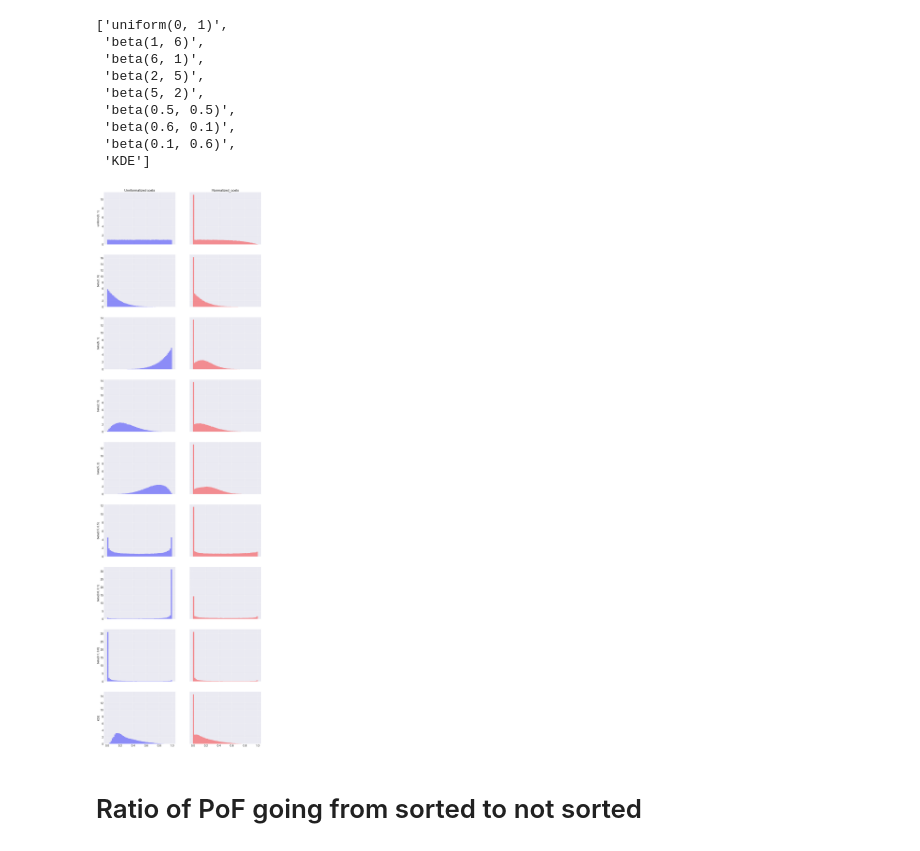
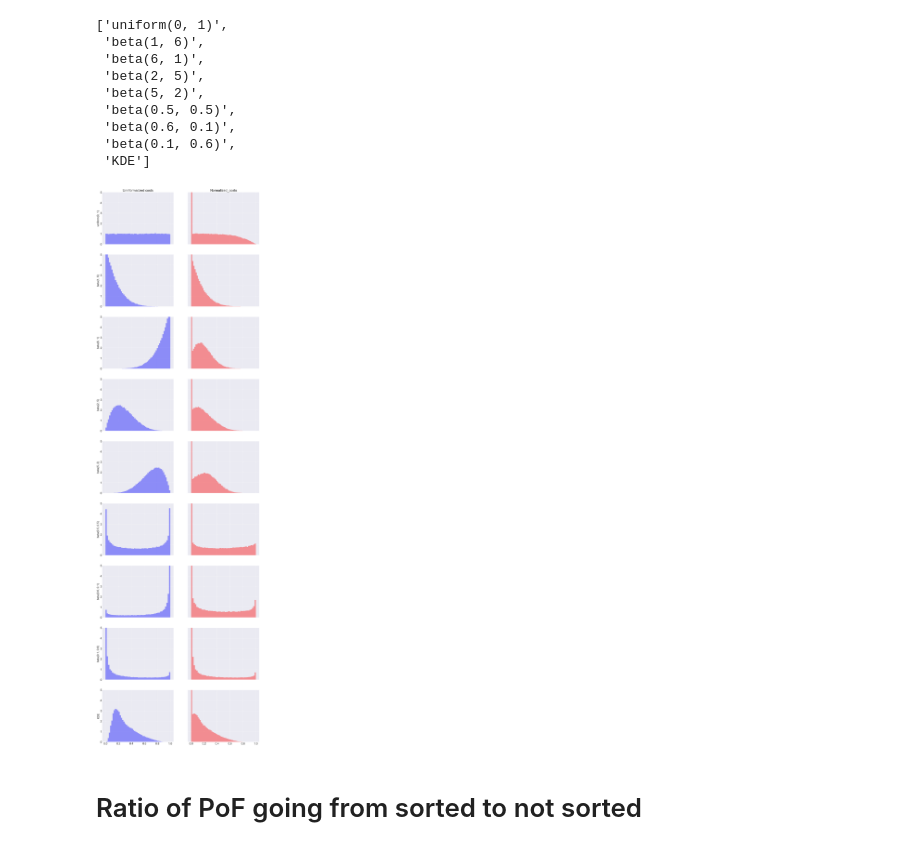
Before and after one commit to KrisNguyen135/FairBayesianOpt, a Jupyter notebook: notebooks/Homelessness/04_17_week/04 13 - Sorted vs not sorted with seaborn.ipynb, the cells around one changed output. Drawn from its saved outputs; the diff is of its cells as text; code cells hidden in the pictures.

```diff
--- a/notebooks/Homelessness/04_17_week/04 13 - Sorted vs not sorted with seaborn.ipynb
+++ b/notebooks/Homelessness/04_17_week/04 13 - Sorted vs not sorted with seaborn.ipynb
@@ -283,25 +283,26 @@ for _ in tqdm(range(N_EXPERIMENTS)):
             increase_matrix.flatten()
         ])
 # %%
-fig, ax = plt.subplots(len(labels), 2, figsize=(20, 8 * len(labels)), sharex=True, sharey='row')
+fig, ax = plt.subplots(len(labels), 2, figsize=(20, 8 * len(labels)), sharex=True, sharey=True)
 
 for dist_id in range(len(labels)):
     ax[dist_id][0].hist(
         cost_pop[dist_id], bins=50, density=True, color='b', alpha=0.4
     )
 
     ax[dist_id][1].hist(
         increase_pop[dist_id], bins=50, density=True, color='r', alpha=0.4
     )
 
     ax[dist_id][0].set_ylabel(labels[dist_id])
+    ax[dist_id][0].set_ylim(0, 5)
 
 ax[0][0].set_title('Unnformalized costs')
 ax[0][1].set_title('Normalized_costs')
 
 plt.show()
 # %% [output]
-[figure, old version]
+[figure, new version]
 # %% [markdown]
 # Ratio of PoF going from sorted to not sorted
 # %%
```
Also changed, not shown: 3 other files.
